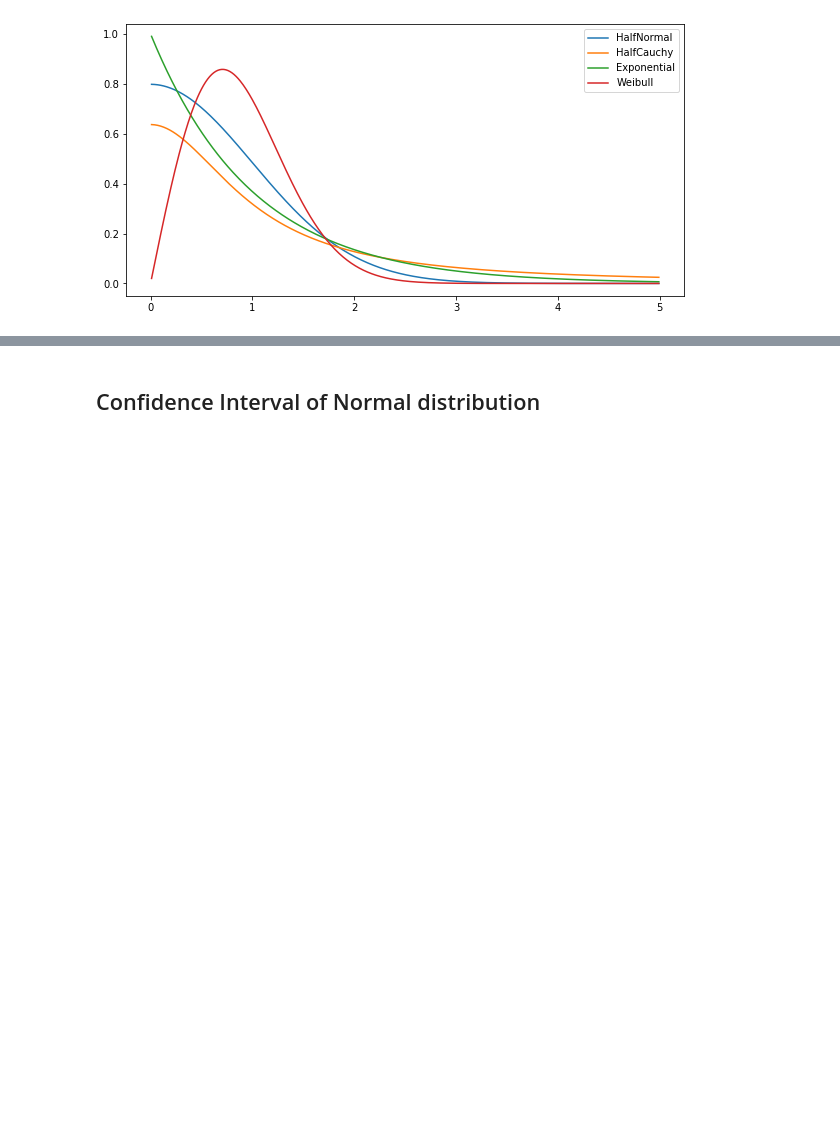
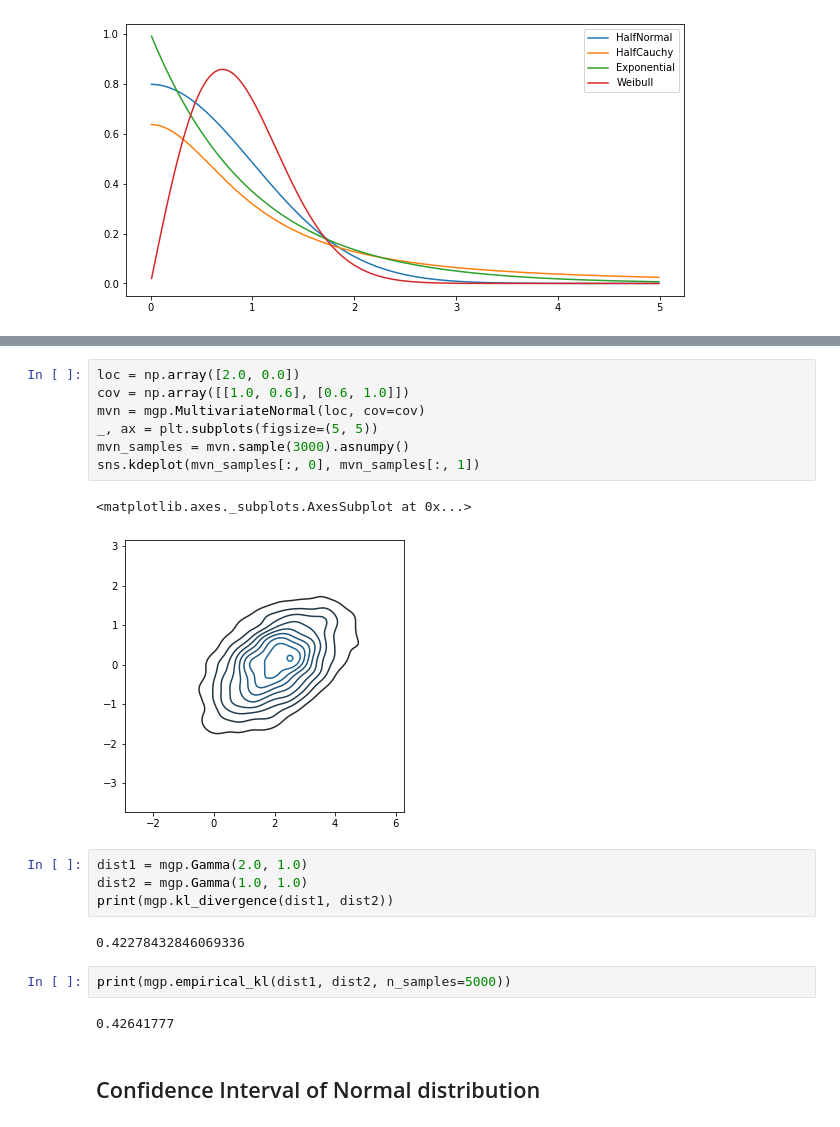
Before and after one commit to xidulu/mystery_demo, a Jupyter notebook: distributions_demo.ipynb, the cells around one changed output, grey strips where cells are left out. Cells and saved outputs as stored; diff of their text form; blank space fills up the shorter version.

```diff
--- a/distributions_demo.ipynb
+++ b/distributions_demo.ipynb
@@ -43,3 +62,23 @@ ax.legend()
+# %%
+loc = np.array([2.0, 0.0])
+cov = np.array([[1.0, 0.6], [0.6, 1.0]])
+mvn = mgp.MultivariateNormal(loc, cov=cov)
+_, ax = plt.subplots(figsize=(5, 5))
+mvn_samples = mvn.sample(3000).asnumpy()
+sns.kdeplot(mvn_samples[:, 0], mvn_samples[:, 1])
+# %% [output]
+<matplotlib.axes._subplots.AxesSubplot at 0x...>
+[figure, added]
+# %%
+dist1 = mgp.Gamma(2.0, 1.0)
+dist2 = mgp.Gamma(1.0, 1.0)
+print(mgp.kl_divergence(dist1, dist2))
+# %% [output]
+0.42278432846069336
+# %%
+print(mgp.empirical_kl(dist1, dist2, n_samples=5000))
+# %% [output]
+0.42641777
 # %% [markdown]
 ## Confidence Interval of Normal distribution
 # %%
```
Also changed, not shown: parts of 5 cells of this notebook.
